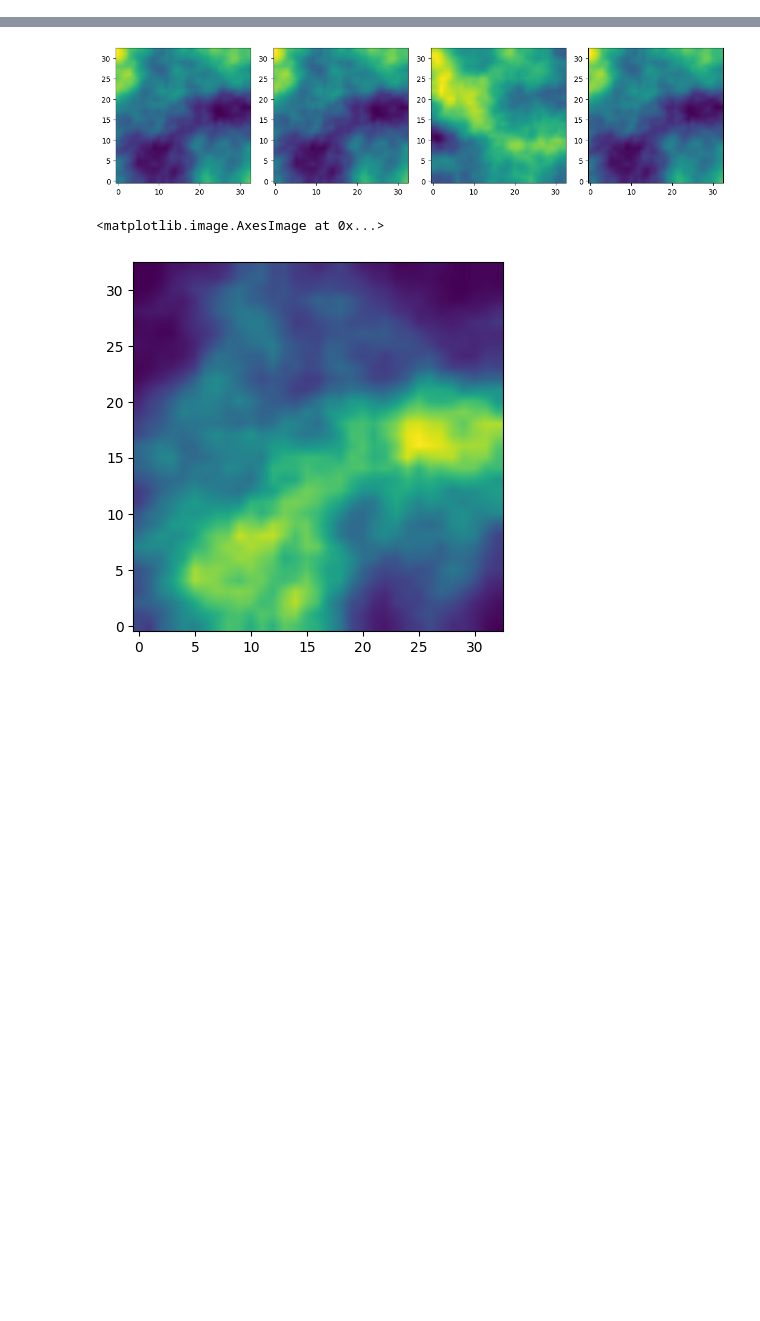
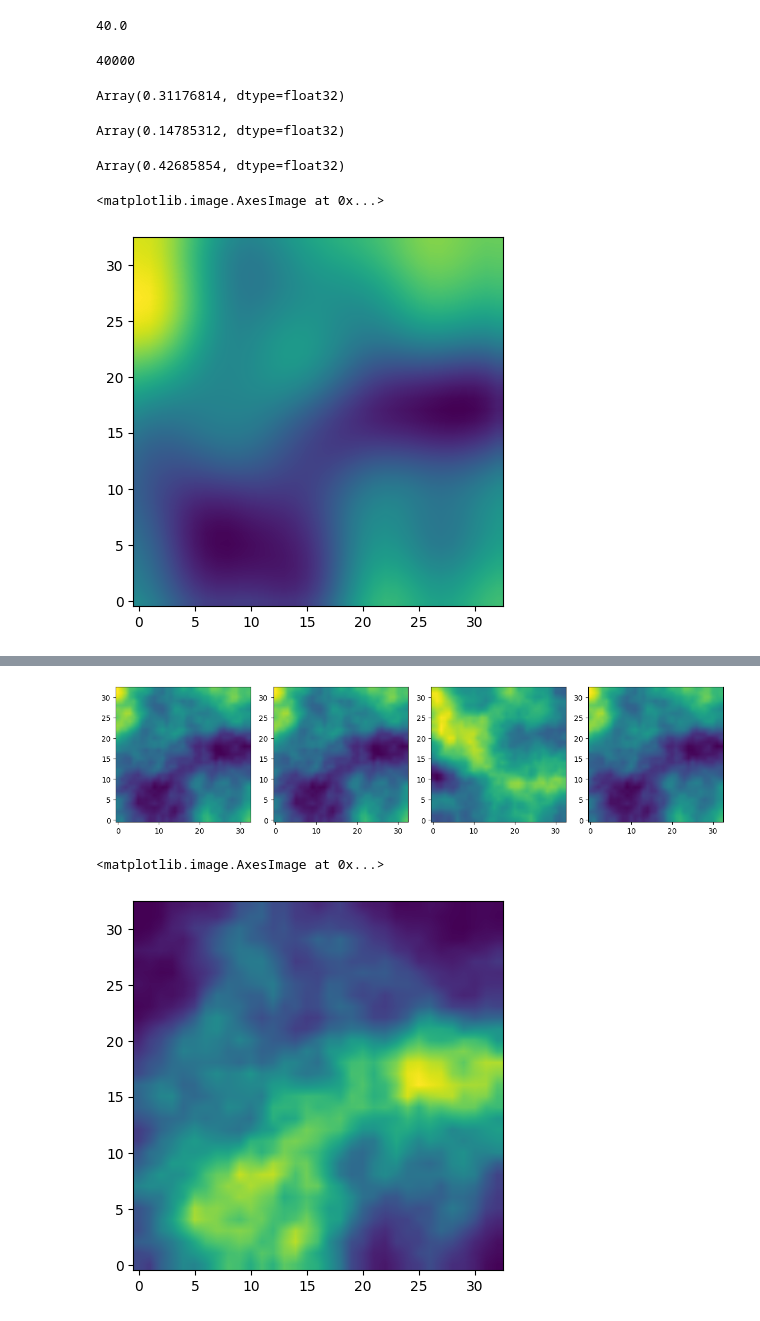
Before and after one commit to abjohnson117/TransportVsMcmcExperiments, a Jupyter notebook: poisson/convergence_testing.ipynb, the cells around one changed output, grey strips where cells are left out. Saved outputs shown, nothing was run; the diff lists cells and outputs as text; code cells hidden in the pictures; blank space fills up the shorter version.

```diff
--- a/poisson/convergence_testing.ipynb
+++ b/poisson/convergence_testing.ipynb
@@ -26,0 +27,26 @@ def MMD(X, Y):
+# %%
+us = (np.load(os.path.join(hmala_root, "parameters_delta.npy")))[:train_dim, :].reshape(train_dim, nx * ny)
+mean_us = us.mean(axis=0)
+X = us - mean_us
+
+U, S, Vt = np.linalg.svd(us / (np.sqrt(train_dim - 1)), full_matrices=False)
+V = Vt.T
+
+expl_var = (S**2) / (S**2).sum()
+k = np.searchsorted(np.cumsum(expl_var), 0.98) + 1
+# k = 30
+
+V = V[:, :k]
+S = S[:k]
+
+alpha = 0.1
+
+
+def pca_encode(b):
+    # whitened coeffs z
+    return (b - mean_us) @ V / S
+
+
+def pca_decode(z):
+    # undo whitening
+    return mean_us + (z * S) @ V.T
@@ -33 +88,5 @@ u_samps_1 = np.load(os.path.join(input_root, "u_samps_1.npy"))
 mmd_array_nn = np.load(input_dir)
+# %%
+u0_pca = pca_encode(u_samps_0)
+u1_pca = pca_encode(u_samps_1)
+hmala_pca = pca_encode(hmala_samps)
@@ -38 +177,26 @@ Array(0.3157271, dtype=float32)
+# %%
+20000 / 500
+# %% [output]
+40.0
+# %%
+500 * 80
+# %% [output]
+40000
+# %%
+mmdfuse(u0_pca[:10000], hmala_pca[:10000], jax.random.key(42))[0]
+# %% [output]
+Array(0.31176814, dtype=float32)
+# %%
+mmdfuse(u1_pca[:10000], hmala_pca[:10000], jax.random.key(42))[0]
+# %% [output]
+Array(0.14785312, dtype=float32)
+# %%
+mmdfuse(u1_pca[:10000], u0_pca[:10000], jax.random.key(42))[0]
+# %% [output]
+Array(0.42685854, dtype=float32)
+# %%
+plt.imshow(np.mean(pca_decode(u0_pca), axis=0).reshape(nx, ny), origin="lower", interpolation="bilinear")
+# %% [output]
+<matplotlib.image.AxesImage at 0x...>
+[figure, added]
 # %%
```
Also changed, not shown: parts of 20 cells of this notebook, 3 other files.
